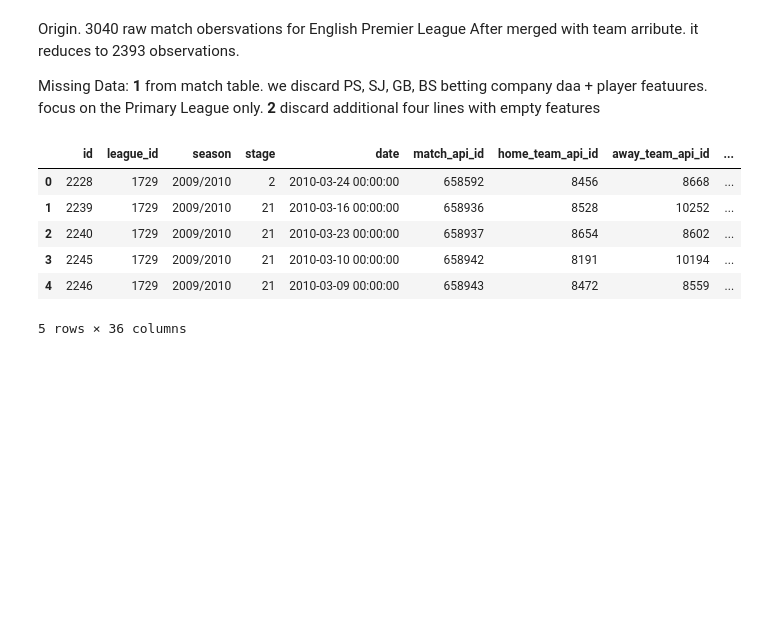
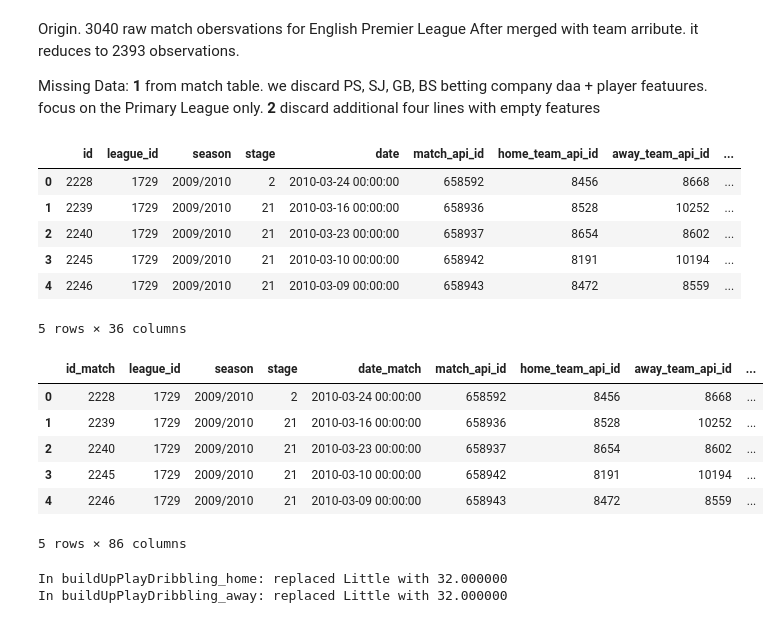
Before and after one commit to ShawnHouCHN/Introduction-to-Machine-Learning-and-Data-Mining-E17, a Jupyter notebook: Project1/Project 1 Preprocessing.ipynb, the cells around one changed output. Cells and saved outputs as stored; diff of their text form; code cells hidden in the pictures; blank space fills up the shorter version.

```diff
--- a/Project1/Project 1 Preprocessing.ipynb
+++ b/Project1/Project 1 Preprocessing.ipynb
@@ -29,27 +30,35 @@ df_match.head()
 # %%
 frames = list()
 
 for index, row in df_match.iterrows():
     hteam=row.home_team_api_id
     ateam=row.away_team_api_id
     date=row.date ##match date
     hquery="SELECT * FROM team_attributes WHERE team_api_id="+str(hteam)
     aquery="SELECT * FROM team_attributes WHERE team_api_id="+str(ateam)
     df_hteam=pd.read_sql(sql=hquery,con=conn)
     df_ateam=pd.read_sql(sql=aquery,con=conn)
     df_hteam=df_hteam[df_hteam.date<=date]
     df_ateam=df_ateam[df_ateam.date<=date]
     df_hlastest= df_hteam.tail(1)
     df_alastest= df_ateam.tail(1)
     df_row=row.to_frame().T
     ##print df_row
     df_row_home=pd.merge(df_row, df_hlastest, how='outer',left_on='home_team_api_id', right_on='team_api_id', suffixes=('_match', '_home'))
     df_row_home_away=pd.merge(df_row_home,df_alastest, how='outer',left_on='away_team_api_id', right_on='team_api_id', suffixes=('_home', '_away'))
     frames.append(df_row_home_away)
 
     ##hteam_frames.append(df_hlastest)
     ##ateam_frames.append(df_alastest)
 
-df_match_team = pd.concat(frames)
+df_match_team = pd.concat(frames).reset_index(drop=True)
 #df_ateams = pd.concat(ateam_frames)
 df_match_team.head()
+# %% [output]
+|  | id_match | league_id | season | stage | date_match | match_api_id | home_team_api_id | away_team_api_id | ... |
+| 0 | 2228 | 1729 | 2009/2010 | 2 | 2010-03-24 00:00:00 | 658592 | 8456 | 8668 | ... |
+| 1 | 2239 | 1729 | 2009/2010 | 21 | 2010-03-16 00:00:00 | 658936 | 8528 | 10252 | ... |
+| 2 | 2240 | 1729 | 2009/2010 | 21 | 2010-03-23 00:00:00 | 658937 | 8654 | 8602 | ... |
+| 3 | 2245 | 1729 | 2009/2010 | 21 | 2010-03-10 00:00:00 | 658942 | 8191 | 10194 | ... |
+| 4 | 2246 | 1729 | 2009/2010 | 21 | 2010-03-09 00:00:00 | 658943 | 8472 | 8559 | ... |
+5 rows × 86 columns
@@ -58,7 +83,7 @@ df_match_team.head()
 df_match_team=df_match_team.drop(labels = ['date', 'id', 'id_match', 'league_id', 'season', 'date_match', 'match_api_id',
                                            'home_team_api_id', 'away_team_api_id', 'team_fifa_api_id_home',
                                            'team_api_id_home', 'team_fifa_api_id_away', 'team_api_id_away',
-                                           'id_home', 'date_home'], axis = 1)
+                                           'id_home', 'date_home', 'goal'], axis = 1)
 
 # Use Classes to fill missing values
 replacements = []
@@ -81,6 +106,6 @@ for column in df_match_team:
     classColumn = column[:-5] + 'Class' + column[-5:]
     if classColumn in df_match_team:
         df_match_team = df_match_team.drop(classColumn, axis = 1)
-
-# Save
-df_match_team.to_csv('dataset.csv', index=None)
+# %% [output]
+In buildUpPlayDribbling_home: replaced Little with 32.000000
+In buildUpPlayDribbling_away: replaced Little with 32.000000
```
Also changed, not shown: parts of 4 cells of this notebook, 2 other files.
